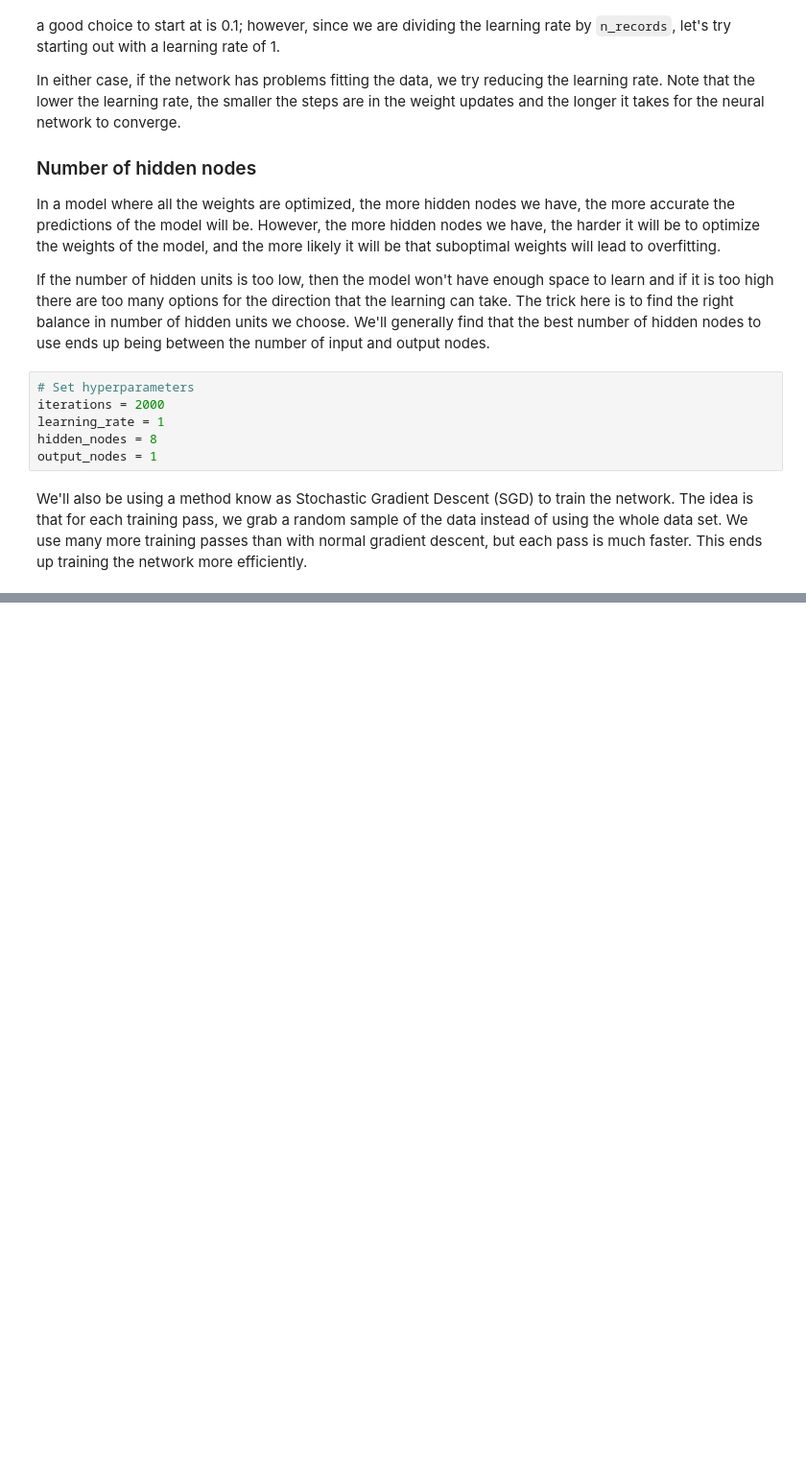
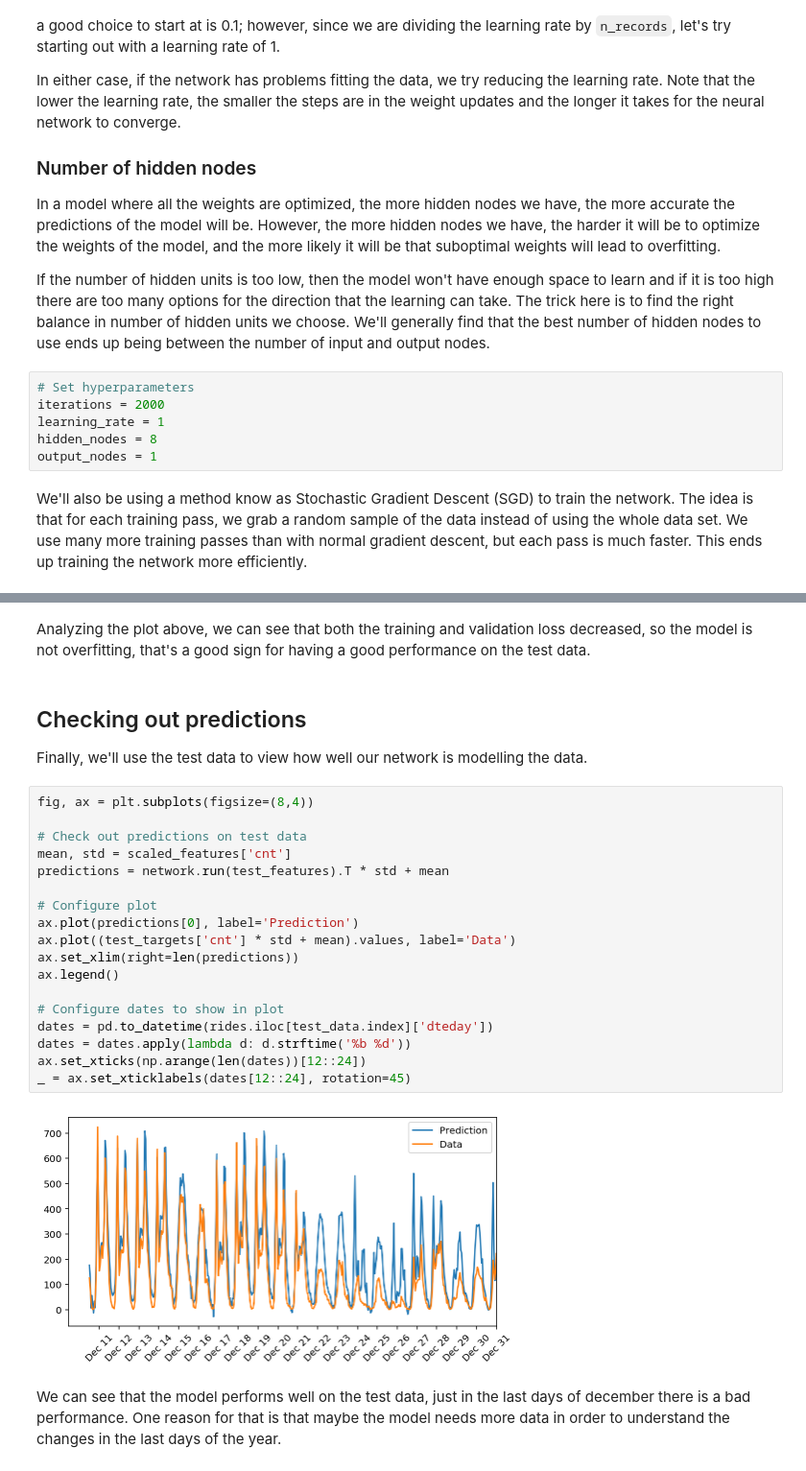
Before and after one commit to ferlopez94/predicting-bike-sharing-data, a Jupyter notebook: Notebook.ipynb, the cells around one changed output, grey strips where cells are left out. Shown at 96% size. Saved outputs shown, nothing was run; the diff lists cells and outputs as text; blank space fills up the shorter version.

Commit message:
Add Checking out predictions section

```diff
--- a/Notebook.ipynb
+++ b/Notebook.ipynb
@@ -420,0 +449,28 @@ _ = plt.ylim()
+# %% [markdown]
+Analyzing the plot above, we can see that both the training and validation loss decreased, so the model is not overfitting, that's a good sign for having a good performance on the test data.
+# %% [markdown]
+## Checking out predictions <a id='predictions'></a>
+
+Finally, we'll use the test data to view how well our network is modelling the data.
+# %%
+fig, ax = plt.subplots(figsize=(8,4))
+
+# Check out predictions on test data
+mean, std = scaled_features['cnt']
+predictions = network.run(test_features).T * std + mean
+
+# Configure plot
+ax.plot(predictions[0], label='Prediction')
+ax.plot((test_targets['cnt'] * std + mean).values, label='Data')
+ax.set_xlim(right=len(predictions))
+ax.legend()
+
+# Configure dates to show in plot
+dates = pd.to_datetime(rides.iloc[test_data.index]['dteday'])
+dates = dates.apply(lambda d: d.strftime('%b %d'))
+ax.set_xticks(np.arange(len(dates))[12::24])
+_ = ax.set_xticklabels(dates[12::24], rotation=45)
+# %% [output]
+[figure, added]
+# %% [markdown]
+We can see that the model performs well on the test data, just in the last days of december there is a bad performance. One reason for that is that maybe the model needs more data in order to understand the changes in the last days of the year.
```
Also changed, not shown: parts of 8 cells of this notebook, 1 other file.
